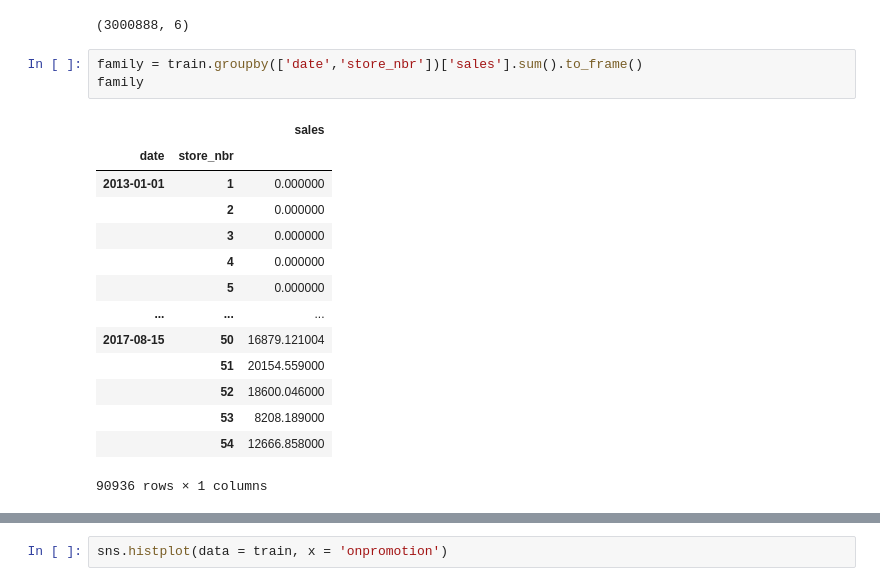
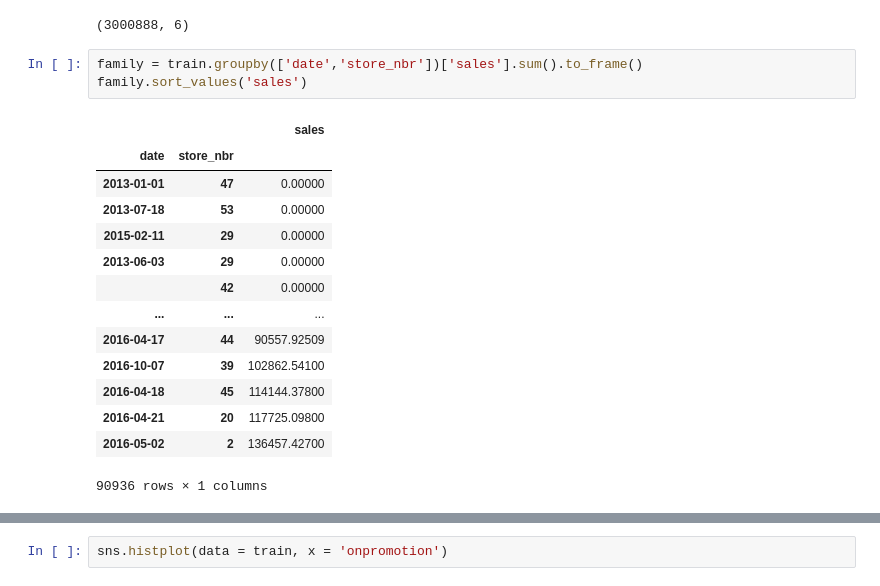
Before and after one commit to acies-udaykiran-rachamsetty/Capstone-Project, a Jupyter notebook: Notebooks/train.ipynb, the cells around one changed output, grey strips where cells are left out. Drawn from its saved outputs; the diff is of its cells as text.

```diff
--- a/Notebooks/train.ipynb
+++ b/Notebooks/train.ipynb
@@ -51,21 +51,21 @@ train.shape
 (3000888, 6)
 # %%
 family = train.groupby(['date','store_nbr'])['sales'].sum().to_frame()
-family
+family.sort_values('sales')
 # %% [output]
 |  |  | sales |
 | date | store_nbr |  |
-| 2013-01-01 | 1 | 0.000000 |
-|  | 2 | 0.000000 |
-|  | 3 | 0.000000 |
-|  | 4 | 0.000000 |
-|  | 5 | 0.000000 |
+| 2013-01-01 | 47 | 0.00000 |
+| 2013-07-18 | 53 | 0.00000 |
+| 2015-02-11 | 29 | 0.00000 |
+| 2013-06-03 | 29 | 0.00000 |
+|  | 42 | 0.00000 |
 | ... | ... | ... |
-| 2017-08-15 | 50 | 16879.121004 |
-|  | 51 | 20154.559000 |
-|  | 52 | 18600.046000 |
-|  | 53 | 8208.189000 |
-|  | 54 | 12666.858000 |
+| 2016-04-17 | 44 | 90557.92509 |
+| 2016-10-07 | 39 | 102862.54100 |
+| 2016-04-18 | 45 | 114144.37800 |
+| 2016-04-21 | 20 | 117725.09800 |
+| 2016-05-02 | 2 | 136457.42700 |
 90936 rows × 1 columns
 # %%
 # family.reset_index(inplace=True)
```
Also changed, not shown: parts of 9 cells of this notebook.
